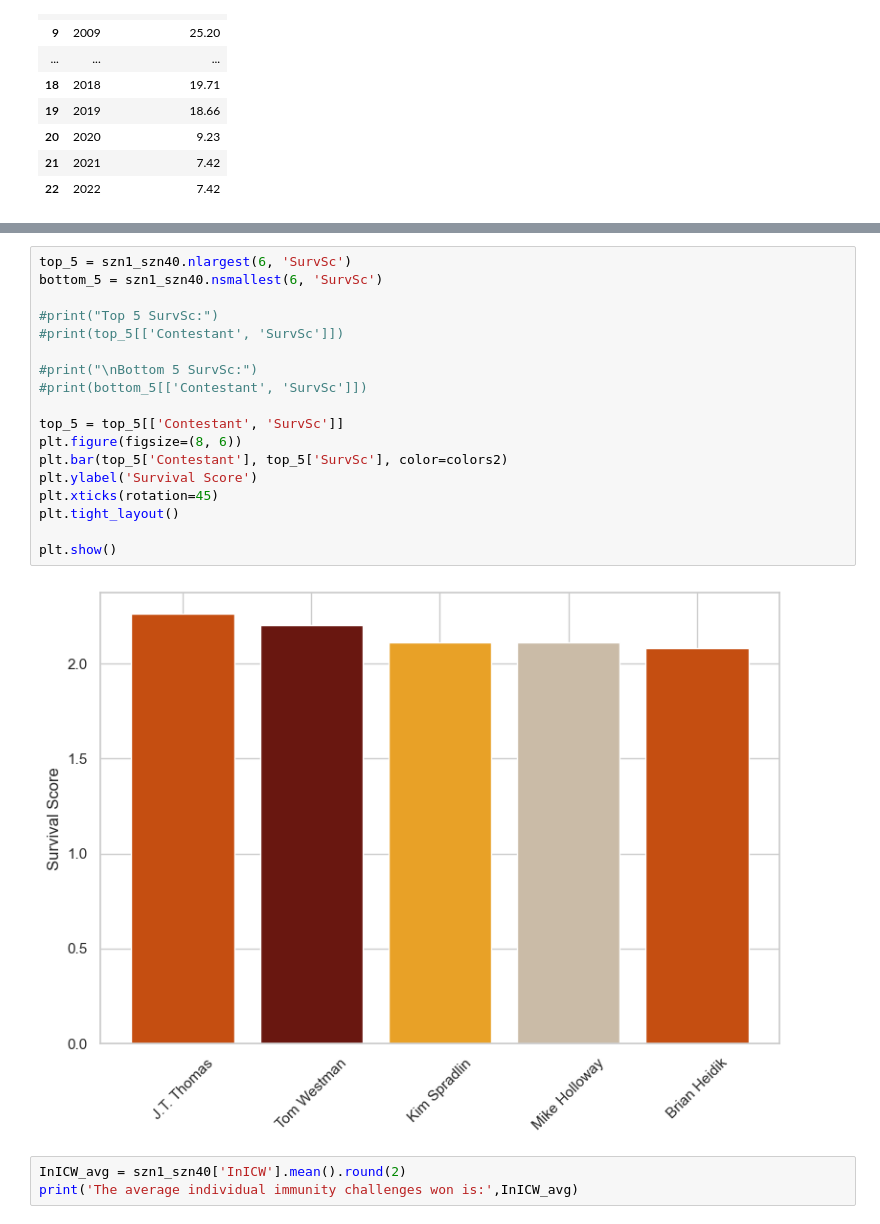
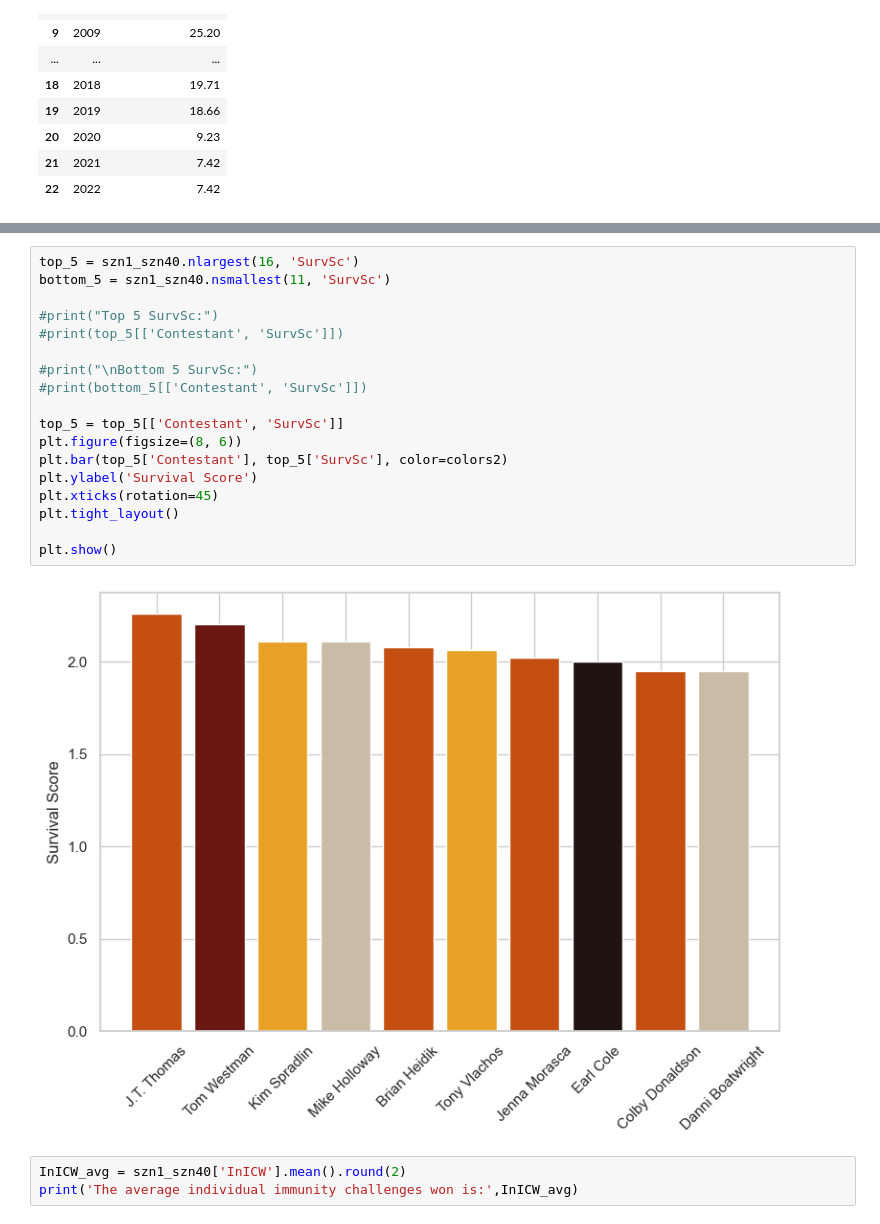
Before and after one commit to Erica-Exotica/DA8-capstone, a Jupyter notebook: notebook/CapstoneV2.ipynb, the cells around one changed output, grey strips where cells are left out. Saved outputs shown, nothing was run; the diff lists cells and outputs as text.

```diff
--- a/notebook/CapstoneV2.ipynb
+++ b/notebook/CapstoneV2.ipynb
@@ -3323,23 +3323,23 @@ plt.show()
 # %%
-top_5 = szn1_szn40.nlargest(6, 'SurvSc')
-bottom_5 = szn1_szn40.nsmallest(6, 'SurvSc')
+top_5 = szn1_szn40.nlargest(16, 'SurvSc')
+bottom_5 = szn1_szn40.nsmallest(11, 'SurvSc')
 
 #print("Top 5 SurvSc:")
 #print(top_5[['Contestant', 'SurvSc']])
 
 #print("\nBottom 5 SurvSc:")
 #print(bottom_5[['Contestant', 'SurvSc']])
 
 top_5 = top_5[['Contestant', 'SurvSc']]
 plt.figure(figsize=(8, 6))
 plt.bar(top_5['Contestant'], top_5['SurvSc'], color=colors2)
 plt.ylabel('Survival Score')
 plt.xticks(rotation=45)
 plt.tight_layout()
 
 plt.show()
 # %% [output]
-[figure, old version]
+[figure, new version]
 # %%
 InICW_avg = szn1_szn40['InICW'].mean().round(2)
 print('The average individual immunity challenges won is:',InICW_avg)
```
Also changed, not shown: parts of 14 cells of this notebook, 23 other files.
